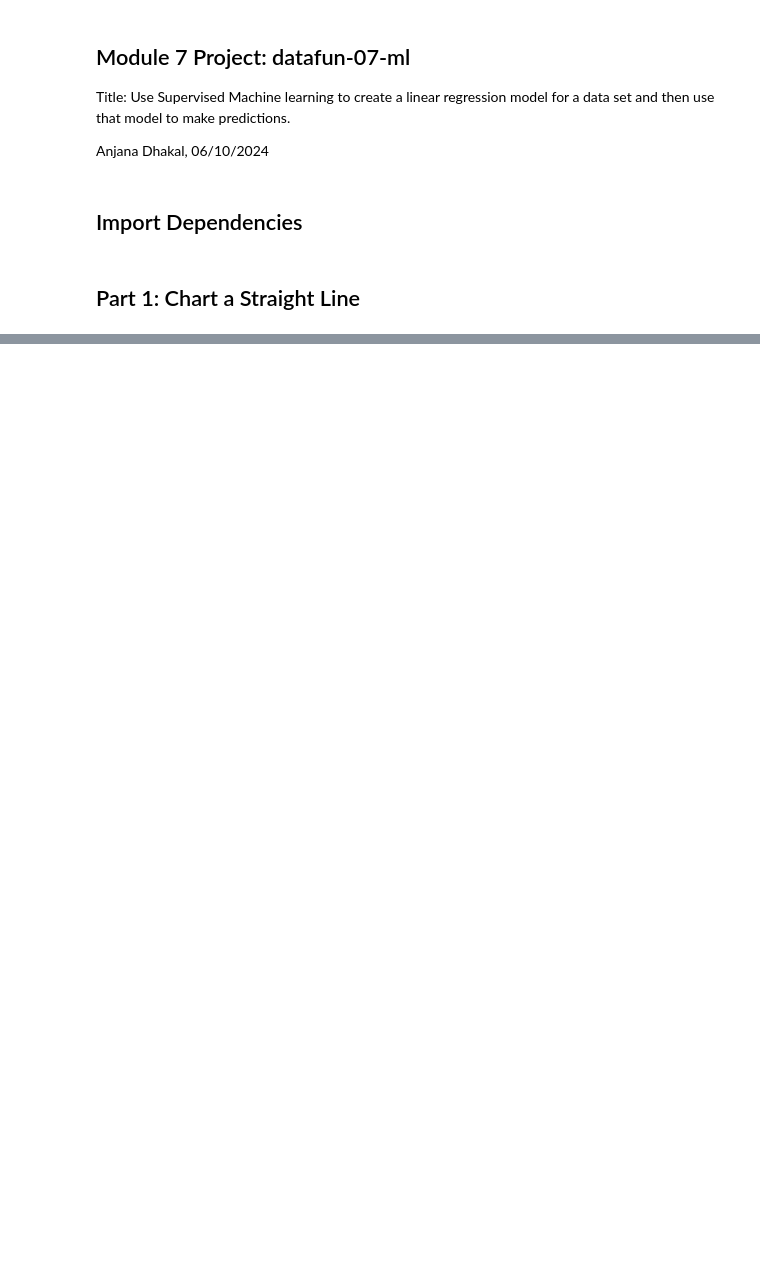
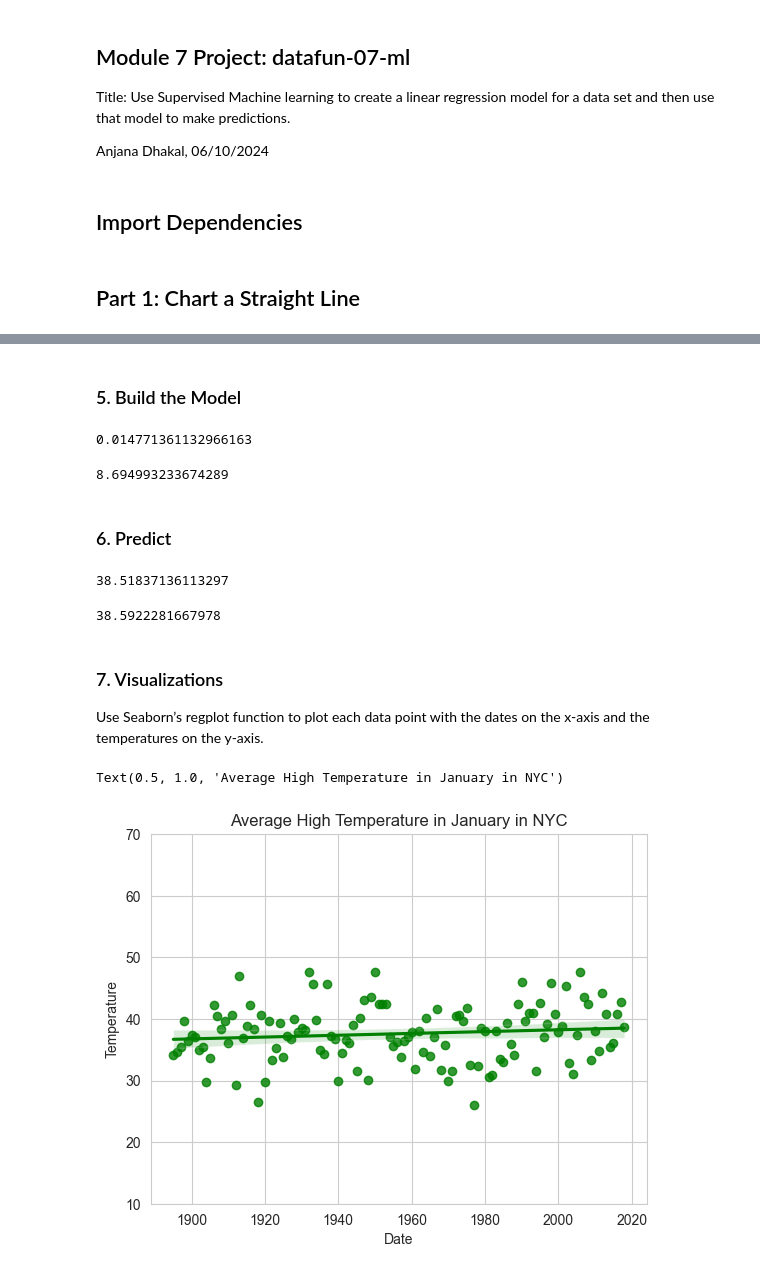
Before and after one commit to anjana-codes/datafun-07-ml, a Jupyter notebook: anjana_ml.ipynb, the cells around one changed output, grey strips where cells are left out. Cells and saved outputs as stored; diff of their text form; code cells hidden in the pictures; blank space fills up the shorter version.

Commit message:
second chart added

```diff
--- a/anjana_ml.ipynb
+++ b/anjana_ml.ipynb
@@ -33,0 +38,2 @@ y_label = axes.set_ylabel('Celsius')
+# %%
+nyc = pd.read_csv('data/ave_hi_nyc_jan_1895-2018.csv')
@@ -33,0 +62,4 @@ y_label = axes.set_ylabel('Celsius')
+# %%
+#rename the 'Value' column as 'Temperature'
+nyc.columns = ['Date', 'Temperature', 'Anomaly']
+nyc.head(3)
@@ -33,0 +71,4 @@ y_label = axes.set_ylabel('Celsius')
+# %%
+# remove the month(January) from all dates
+nyc.Date = nyc.Date.floordiv(100)
+nyc.head(3)
@@ -33,0 +96,39 @@ y_label = axes.set_ylabel('Celsius')
+# %% [markdown]
+### 5. Build the Model
+# %%
+#calculate the slope
+linear_regression = stats.linregress(x=nyc.Date, y=nyc.Temperature)
+linear_regression.slope
+# %% [output]
+0.014771361132966163
+# %%
+#calculate the intercept
+linear_regression.intercept
+# %% [output]
+8.694993233674289
+# %% [markdown]
+### 6. Predict
+# %%
+#predict the average Fahrenheit temperature for January of 2019
+nyc_temp_2019 = linear_regression.slope * 2019 + linear_regression.intercept
+print(nyc_temp_2019)
+# %% [output]
+38.51837136113297
+# %%
+#predict the average Fahrenheit temperature for January of 2024
+nyc_temp_2024 = linear_regression.slope * 2024 + linear_regression.intercept
+print(nyc_temp_2024)
+# %% [output]
+38.5922281667978
+# %% [markdown]
+### 7. Visualizations
+
+Use Seaborn’s regplot function to plot each data point with the dates on the x-axis and the temperatures on the y-axis.
+# %%
+sns.set_style('whitegrid')
+axes = sns.regplot(x=nyc.Date, y=nyc.Temperature,  color='green')
+axes.set_ylim(10, 70)
+axes.set_title('Average High Temperature in January in NYC')
+# %% [output]
+Text(0.5, 1.0, 'Average High Temperature in January in NYC')
+[figure, added]
```
Also changed, not shown: parts of 13 cells of this notebook, 2 other files.
